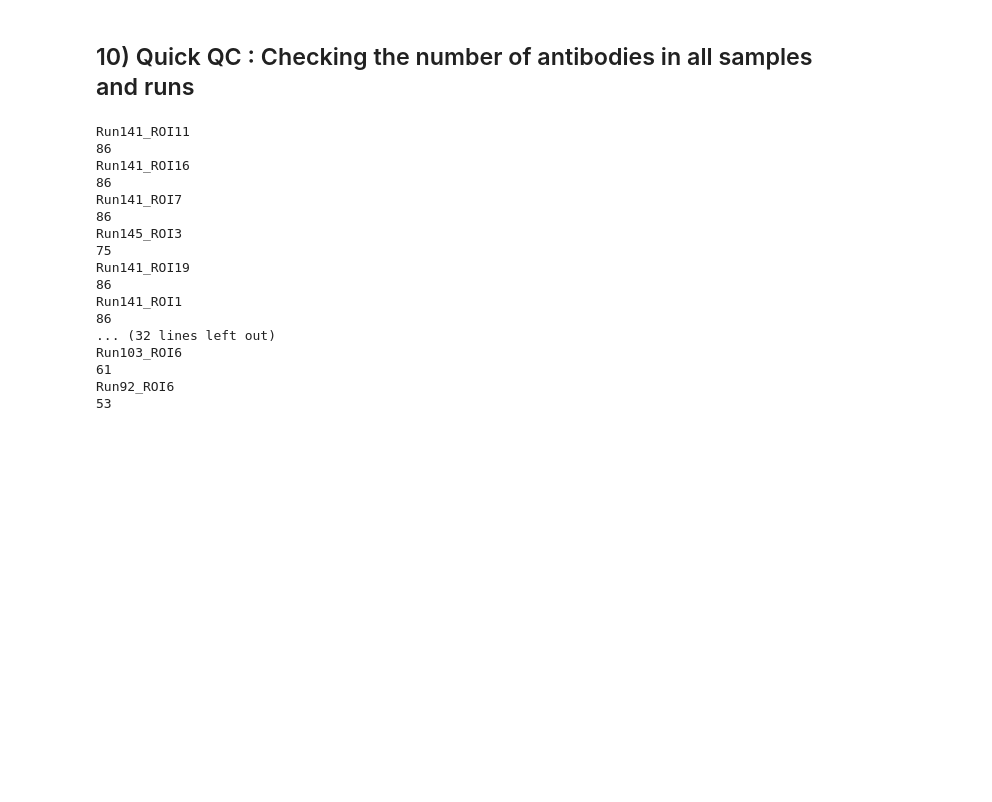
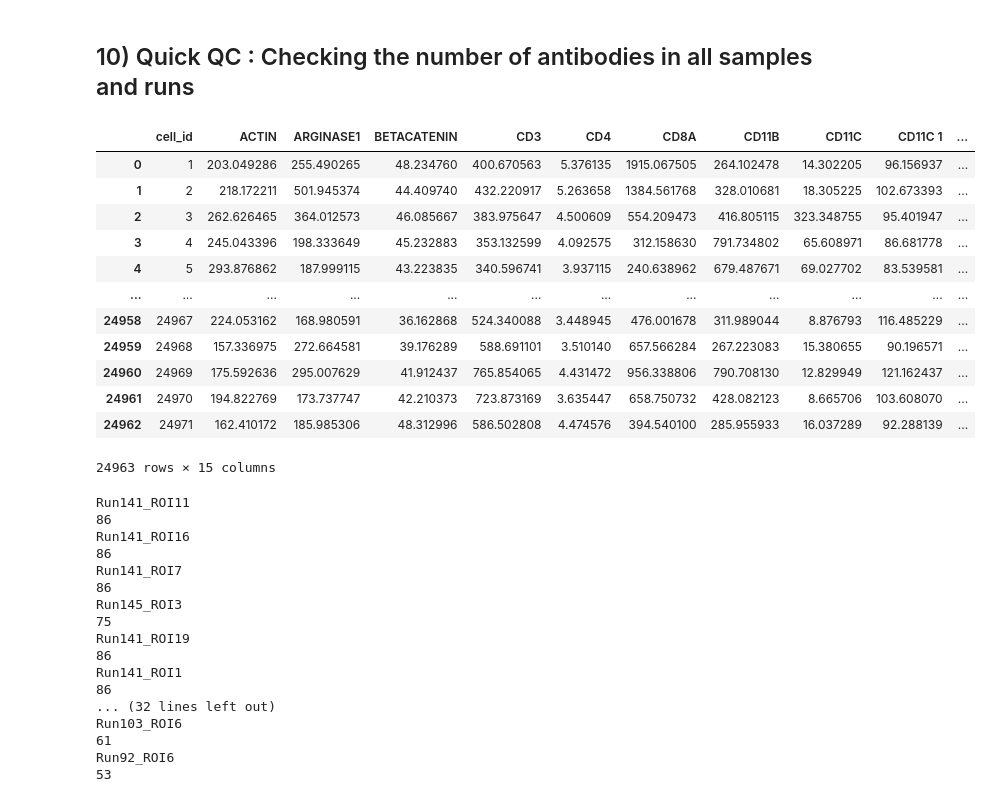
Before and after one commit to SchapiroLabor/NUT_spatial, a Jupyter notebook: 1_macsiq_prep.ipynb, the cells around one changed output. Drawn from its saved outputs; the diff is of its cells as text; code cells hidden in the pictures; blank space fills up the shorter version.

```diff
--- a/1_macsiq_prep.ipynb
+++ b/1_macsiq_prep.ipynb
@@ -449,6 +449,23 @@ all_cell_types
  'NK_cells']
 # %% [markdown]
 ## 10) Quick QC : Checking  the number of antibodies in all samples and runs
+# %%
+exp = pd.read_csv(processed_roi_list[9]/'exp.csv')
+exp.iloc[:,:15]
+# %% [output]
+|  | cell_id | ACTIN | ARGINASE1 | BETACATENIN | CD3 | CD4 | CD8A | CD11B | CD11C | CD11C 1 | ... |
+| 0 | 1 | 203.049286 | 255.490265 | 48.234760 | 400.670563 | 5.376135 | 1915.067505 | 264.102478 | 14.302205 | 96.156937 | ... |
+| 1 | 2 | 218.172211 | 501.945374 | 44.409740 | 432.220917 | 5.263658 | 1384.561768 | 328.010681 | 18.305225 | 102.673393 | ... |
+| 2 | 3 | 262.626465 | 364.012573 | 46.085667 | 383.975647 | 4.500609 | 554.209473 | 416.805115 | 323.348755 | 95.401947 | ... |
+| 3 | 4 | 245.043396 | 198.333649 | 45.232883 | 353.132599 | 4.092575 | 312.158630 | 791.734802 | 65.608971 | 86.681778 | ... |
+| 4 | 5 | 293.876862 | 187.999115 | 43.223835 | 340.596741 | 3.937115 | 240.638962 | 679.487671 | 69.027702 | 83.539581 | ... |
+| ... | ... | ... | ... | ... | ... | ... | ... | ... | ... | ... | ... |
+| 24958 | 24967 | 224.053162 | 168.980591 | 36.162868 | 524.340088 | 3.448945 | 476.001678 | 311.989044 | 8.876793 | 116.485229 | ... |
+| 24959 | 24968 | 157.336975 | 272.664581 | 39.176289 | 588.691101 | 3.510140 | 657.566284 | 267.223083 | 15.380655 | 90.196571 | ... |
+| 24960 | 24969 | 175.592636 | 295.007629 | 41.912437 | 765.854065 | 4.431472 | 956.338806 | 790.708130 | 12.829949 | 121.162437 | ... |
+| 24961 | 24970 | 194.822769 | 173.737747 | 42.210373 | 723.873169 | 3.635447 | 658.750732 | 428.082123 | 8.665706 | 103.608070 | ... |
+| 24962 | 24971 | 162.410172 | 185.985306 | 48.312996 | 586.502808 | 4.474576 | 394.540100 | 285.955933 | 16.037289 | 92.288139 | ... |
+24963 rows × 15 columns
 # %%
 for roi in processed_roi_list:
     exp = pd.read_csv(roi / 'exp.csv')
```
Also changed, not shown: parts of 14 cells of this notebook.
